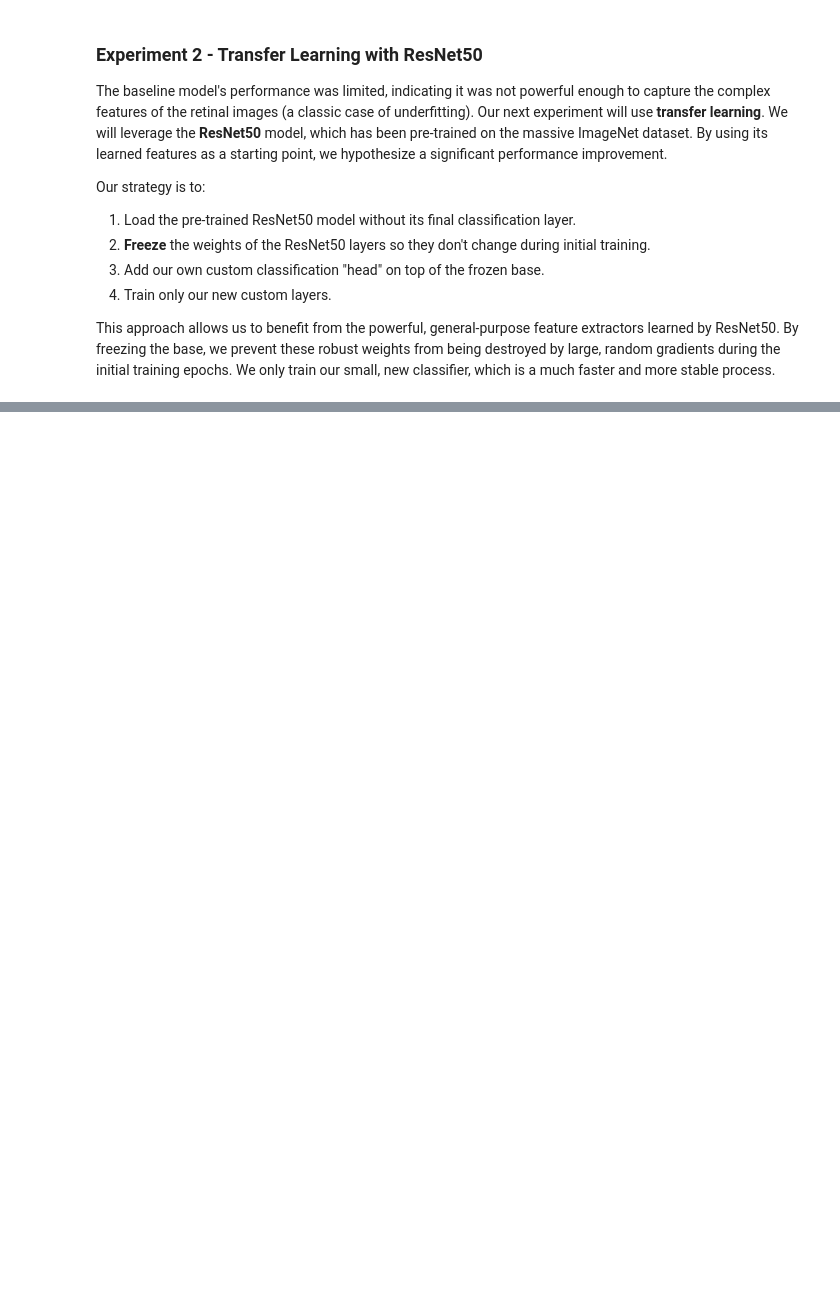
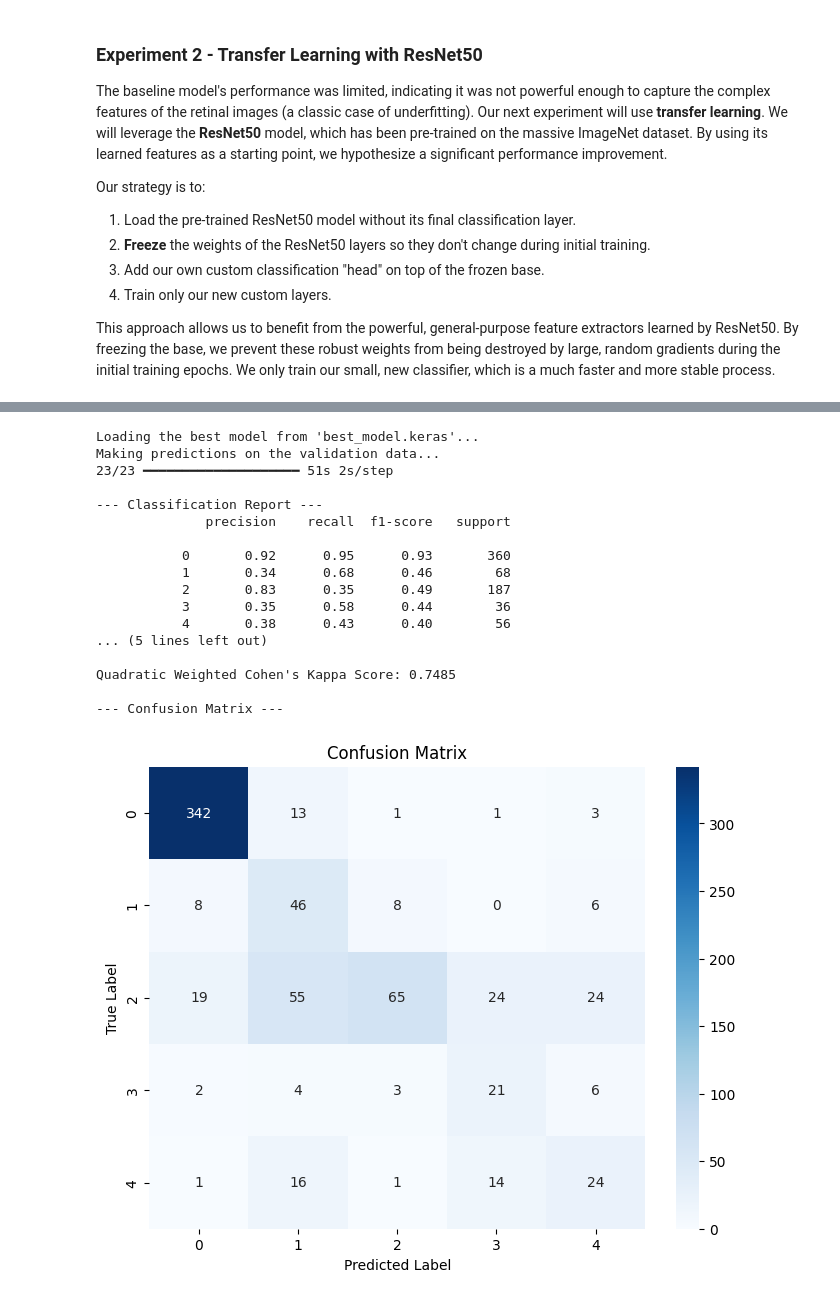
Before and after one commit to Monica-Ashok/ML-Evolution-Lab, a Jupyter notebook: 01_Projects/Diabetic Retinopathy Detection/03_Model Experiment.ipynb, the cells around one changed output, grey strips where cells are left out. Cells and saved outputs as stored; diff of their text form; code cells hidden in the pictures; blank space fills up the shorter version.

```diff
--- a/01_Projects/Diabetic Retinopathy Detection/03_Model Experiment.ipynb
+++ b/01_Projects/Diabetic Retinopathy Detection/03_Model Experiment.ipynb
@@ -401,0 +752,54 @@ if 'history_resnet' in locals():
+# %%
+# ACTION: Load the best model and evaluate its performance in detail.
+
+if not df.empty:
+    # 1. Load the best saved model
+    print("Loading the best model from 'best_model.keras'...")
+    best_model = load_model("best_model.keras")
+
+    # 2. Get the ground truth labels for the validation set
+    y_true = validation_generator.classes
+    class_labels = list(validation_generator.class_indices.keys())
+
+    # 3. Make predictions on the validation set
+    print("Making predictions on the validation data...")
+    y_pred_probs = best_model.predict(validation_generator, steps=len(validation_generator))
+    y_pred = np.argmax(y_pred_probs, axis=1)
+
+    # 4. Calculate and print the Classification Report and Cohen's Kappa Score
+    print("\n--- Classification Report ---")
+    print(classification_report(y_true, y_pred, target_names=class_labels))
+
+    kappa = cohen_kappa_score(y_true, y_pred, weights='quadratic')
+    print(f"\nQuadratic Weighted Cohen's Kappa Score: {kappa:.4f}")
+
+    # 5. Calculate and plot the Confusion Matrix
+    print("\n--- Confusion Matrix ---")
+    cm = confusion_matrix(y_true, y_pred)
+
+    plt.figure(figsize=(8, 6))
+    sns.heatmap(cm, annot=True, fmt='d', cmap='Blues',
+                xticklabels=class_labels, yticklabels=class_labels)
+    plt.title('Confusion Matrix')
+    plt.ylabel('True Label')
+    plt.xlabel('Predicted Label')
+    plt.show()
+# %% [output]
+Loading the best model from 'best_model.keras'...
+Making predictions on the validation data...
+23/23 ━━━━━━━━━━━━━━━━━━━━ 51s 2s/step
+
+--- Classification Report ---
+              precision    recall  f1-score   support
+
+           0       0.92      0.95      0.93       360
+           1       0.34      0.68      0.46        68
+           2       0.83      0.35      0.49       187
+           3       0.35      0.58      0.44        36
+           4       0.38      0.43      0.40        56
+... (5 lines left out)
+
+Quadratic Weighted Cohen's Kappa Score: 0.7485
+
+--- Confusion Matrix ---
+[figure, added]
```
Also changed, not shown: parts of 19 cells of this notebook, 3 other files.
